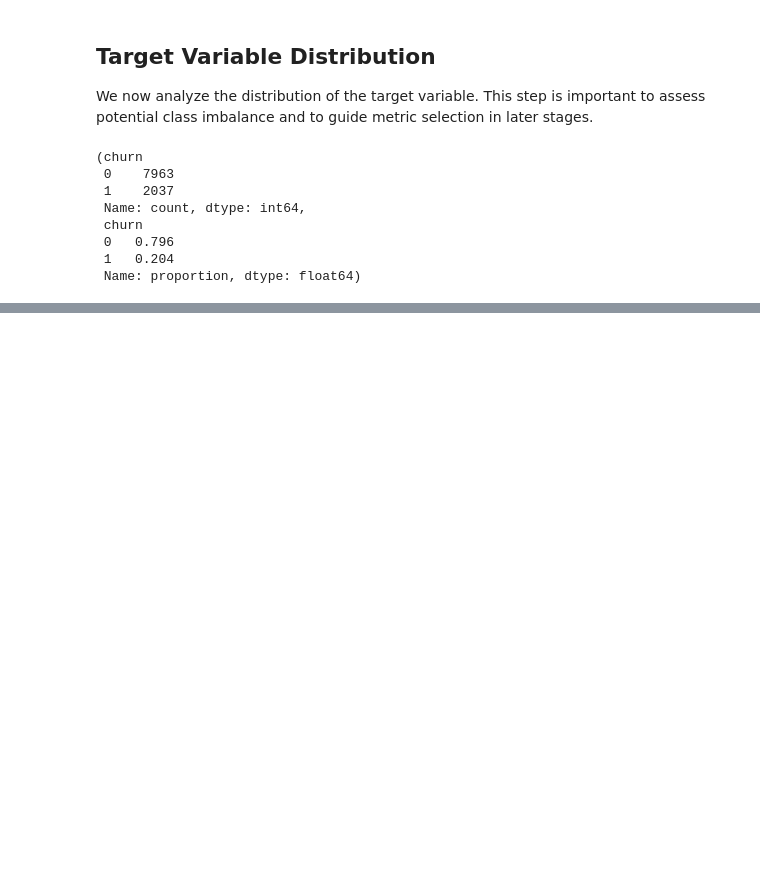
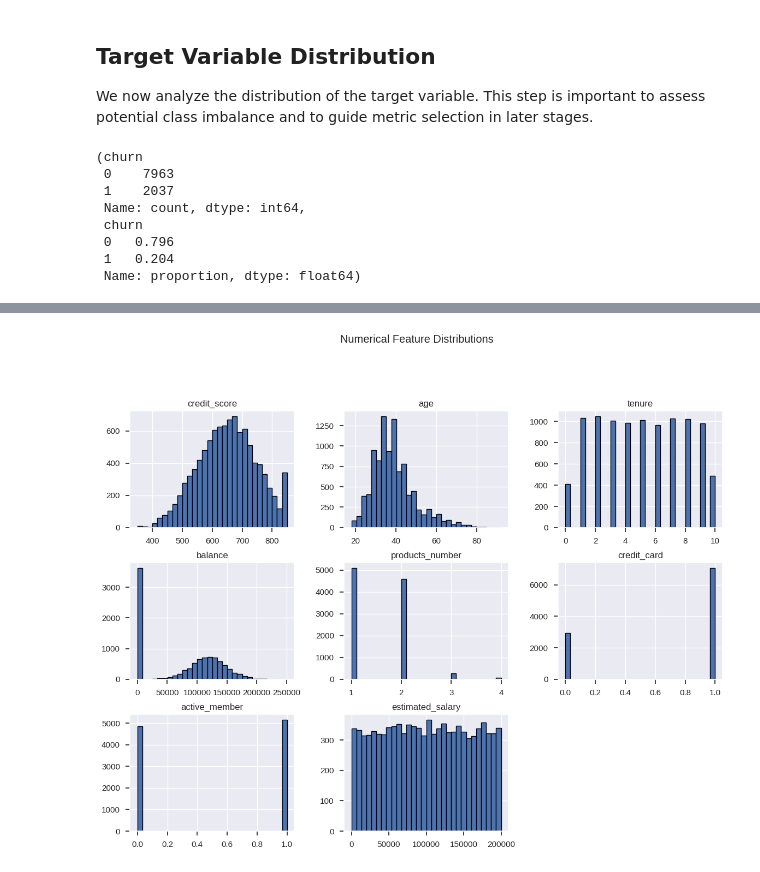
Before and after one commit to laser54/bank-churn-prediction, a Jupyter notebook: notebooks/01_eda.ipynb, the cells around one changed output, grey strips where cells are left out. Cells and saved outputs as stored; diff of their text form; code cells hidden in the pictures; blank space fills up the shorter version.

```diff
--- a/notebooks/01_eda.ipynb
+++ b/notebooks/01_eda.ipynb
@@ -178,0 +187,11 @@ This will be taken into account during model evaluation and threshold selection.
+# %%
+df[numerical_features].hist(
+    figsize=(14, 10),
+    bins=30,
+    edgecolor="black"
+)
+
+plt.suptitle("Numerical Feature Distributions", y=1.02)
+plt.show()
+# %% [output]
+[figure, added]
```
Also changed, not shown: parts of 9 cells of this notebook.
